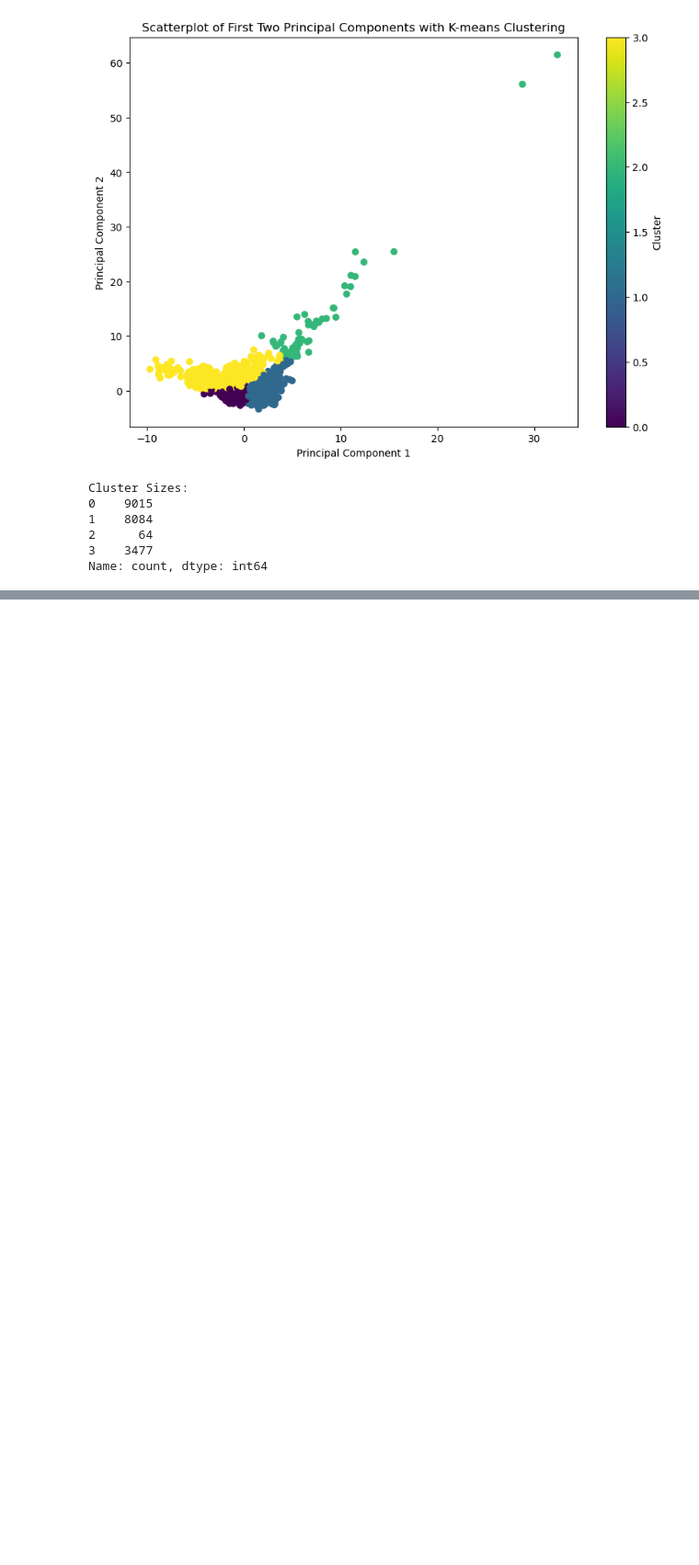
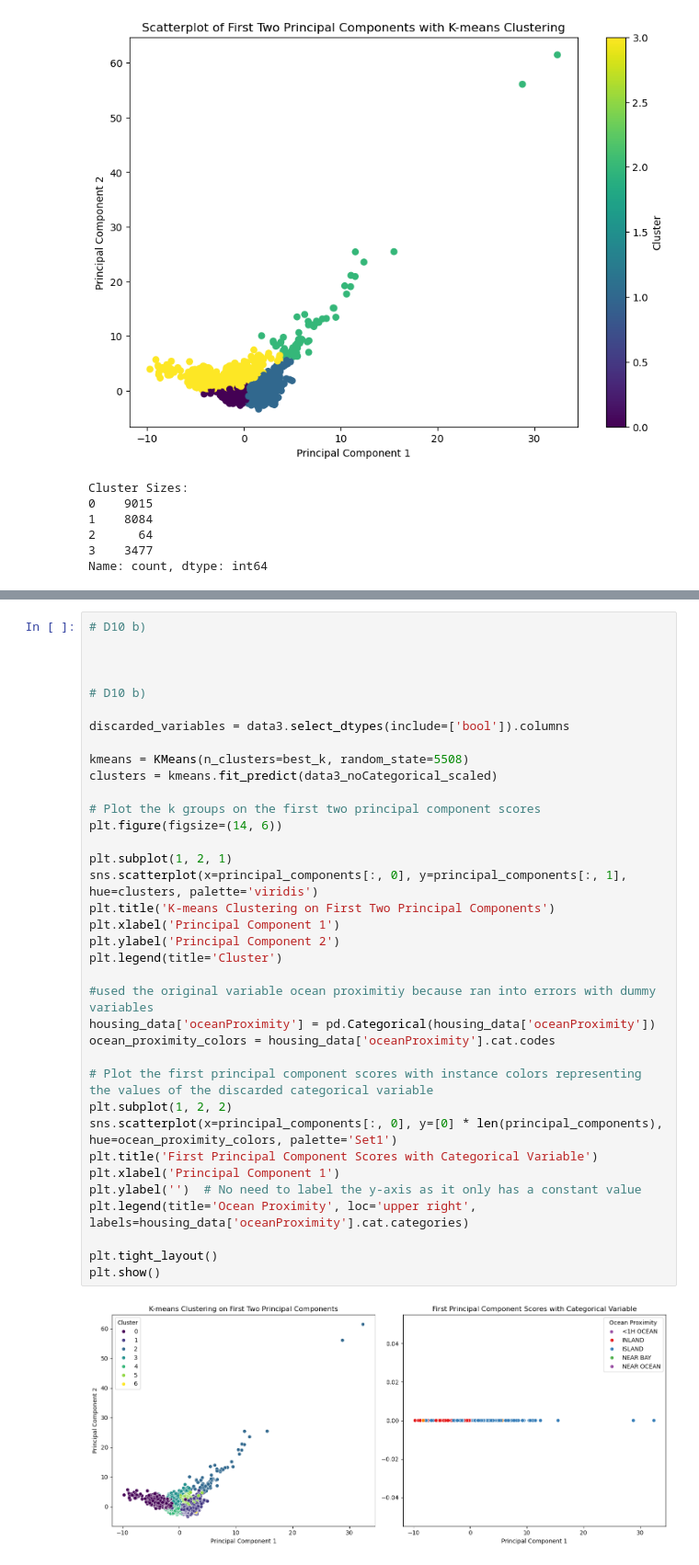
Before and after one commit to AbhinavDevelops/Analysis-on-the-Californinan-Housing-market, a Jupyter notebook: assign3_23082057.ipynb, the cells around one changed output, grey strips where cells are left out. Shown at 92% size. Saved outputs shown, nothing was run; the diff lists cells and outputs as text; blank space fills up the shorter version.

```diff
--- a/assign3_23082057.ipynb
+++ b/assign3_23082057.ipynb
@@ -838,0 +874,38 @@ Name: count, dtype: int64
+# %%
+# D10 b)
+
+
+
+# D10 b)
+
+discarded_variables = data3.select_dtypes(include=['bool']).columns
+
+kmeans = KMeans(n_clusters=best_k, random_state=5508)
+clusters = kmeans.fit_predict(data3_noCategorical_scaled)
+
+# Plot the k groups on the first two principal component scores
+plt.figure(figsize=(14, 6))
+
+plt.subplot(1, 2, 1)
+sns.scatterplot(x=principal_components[:, 0], y=principal_components[:, 1], hue=clusters, palette='viridis')
+plt.title('K-means Clustering on First Two Principal Components')
+plt.xlabel('Principal Component 1')
+plt.ylabel('Principal Component 2')
+plt.legend(title='Cluster')
+
+#used the original variable ocean proximitiy because ran into errors with dummy variables
+housing_data['oceanProximity'] = pd.Categorical(housing_data['oceanProximity'])
+ocean_proximity_colors = housing_data['oceanProximity'].cat.codes
+
+# Plot the first principal component scores with instance colors representing the values of the discarded categorical variable
+plt.subplot(1, 2, 2)
+sns.scatterplot(x=principal_components[:, 0], y=[0] * len(principal_components), hue=ocean_proximity_colors, palette='Set1')
+plt.title('First Principal Component Scores with Categorical Variable')
+plt.xlabel('Principal Component 1')
+plt.ylabel('')  # No need to label the y-axis as it only has a constant value
+plt.legend(title='Ocean Proximity', loc='upper right', labels=housing_data['oceanProximity'].cat.categories)
+
+plt.tight_layout()
+plt.show()
+# %% [output]
+[figure, added]
```
Also changed, not shown: parts of 1 cell of this notebook.
